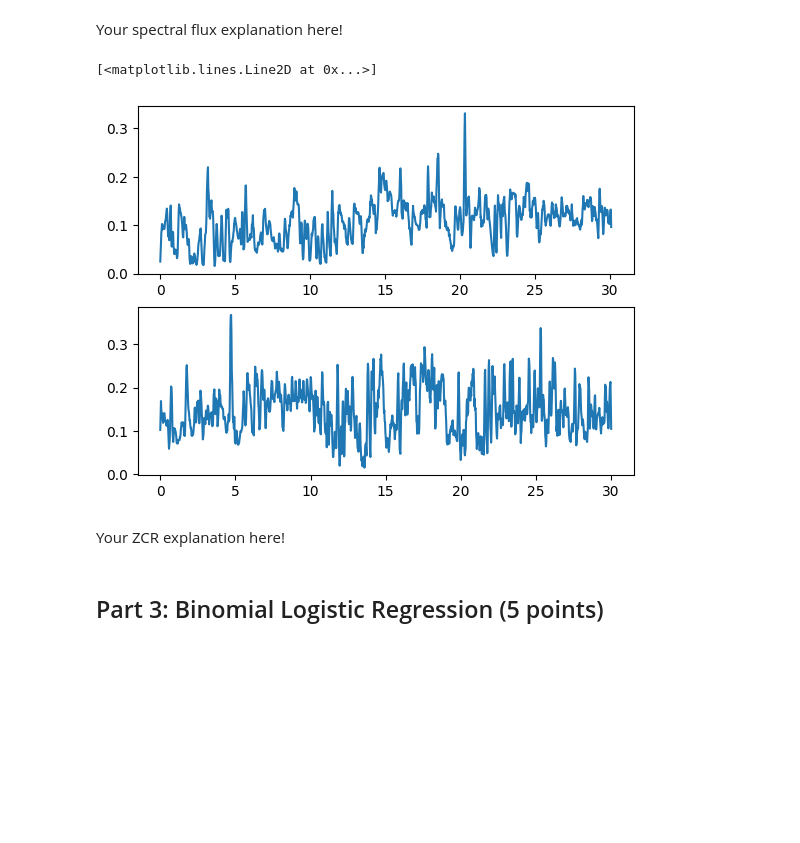
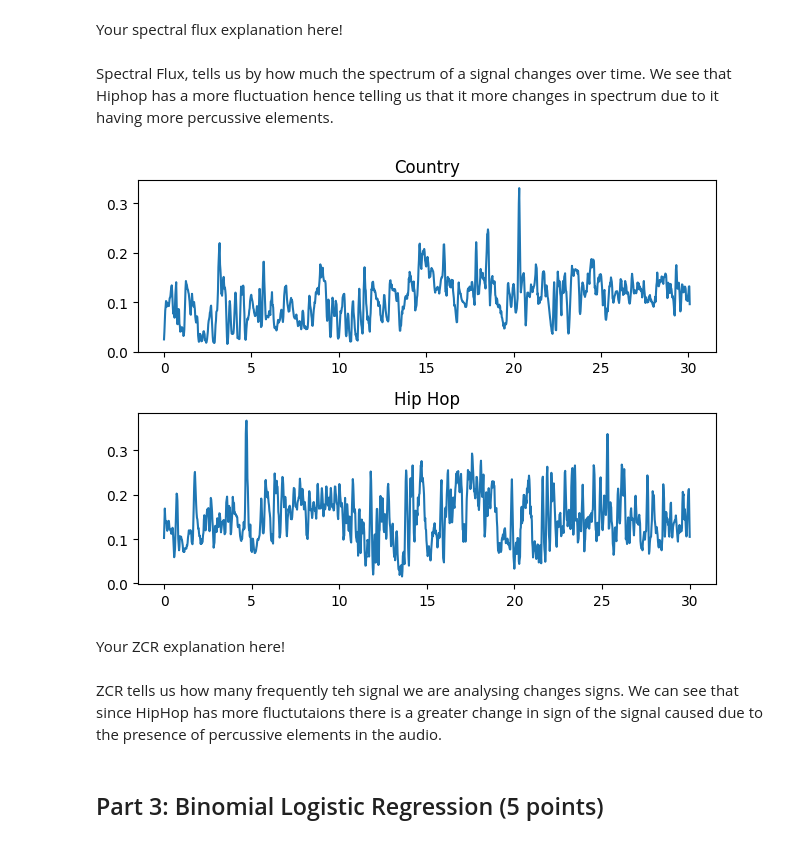
Before and after one commit to adityarpawar1902/AudioTechII, a Jupyter notebook: HW/HW3.ipynb, the cells around one changed output. Drawn from its saved outputs; the diff is of its cells as text; code cells hidden in the pictures; blank space fills up the shorter version.

```diff
--- a/HW/HW3.ipynb
+++ b/HW/HW3.ipynb
@@ -199,23 +252,29 @@ Your centroid explanation here!
 # %% [markdown]
 Your spectral flux explanation here!
+# %% [markdown]
+Spectral Flux, tells us by how much the spectrum of a signal changes over time. We see that Hiphop has a more fluctuation hence telling us that it more changes in spectrum due to it having more percussive elements.
 # %%
 # ZCR for hiphop
-hip_hop_zcr = zero_crossing_rate(x_norm.astype(float), hop_length=hop_length)
+country_zcr = zero_crossing_rate(x_norm.astype(float), hop_length=hop_length)
 # ZCR for country
-country_zcr = zero_crossing_rate(x1_norm.astype(float), hop_length=hop_length)
+hiphop_zcr = zero_crossing_rate(x1_norm.astype(float), hop_length=hop_length)
 # plotting
-ax1 = np.linspace(0,len(x_norm)/fs,len(hip_hop_zcr[0]))
-ax2 = np.linspace(0,len(x1_norm)/fs1,len(country_zcr[0]))
+ax1 = np.linspace(0,len(x_norm)/fs,len(country_zcr[0]))
+ax2 = np.linspace(0,len(x1_norm)/fs1,len(hiphop_zcr[0]))
 
+plt.subplot(2,1,2)
+plt.plot(ax2,hiphop_zcr[0])
+plt.title('Hip Hop')
 plt.subplot(2,1,1)
-plt.plot(ax1,hip_hop_zcr[0])
-plt.subplot(2,1,2)
-plt.plot(ax2,country_zcr[0])
+plt.plot(ax1,country_zcr[0])
+plt.title('Country')
+plt.tight_layout()
 # %% [output]
-[<matplotlib.lines.Line2D at 0x...>]
-[figure, old version]
+[figure, new version]
 # %% [markdown]
 Your ZCR explanation here!
+# %% [markdown]
+ZCR tells us how many frequently teh signal we are analysing changes signs. We can see that since HipHop has more fluctutaions there is a greater change in sign of the signal caused due to the presence of percussive elements in the audio.
 # %% [markdown]
 ## Part 3: Binomial Logistic Regression (5 points)
 # %% [markdown]
```
Also changed, not shown: parts of 15 cells of this notebook.
